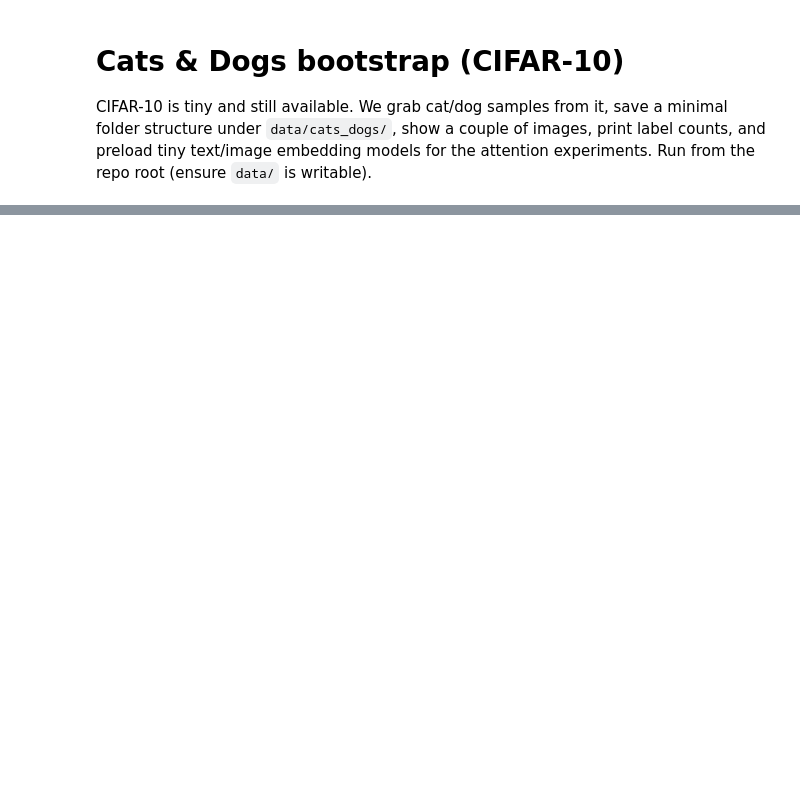
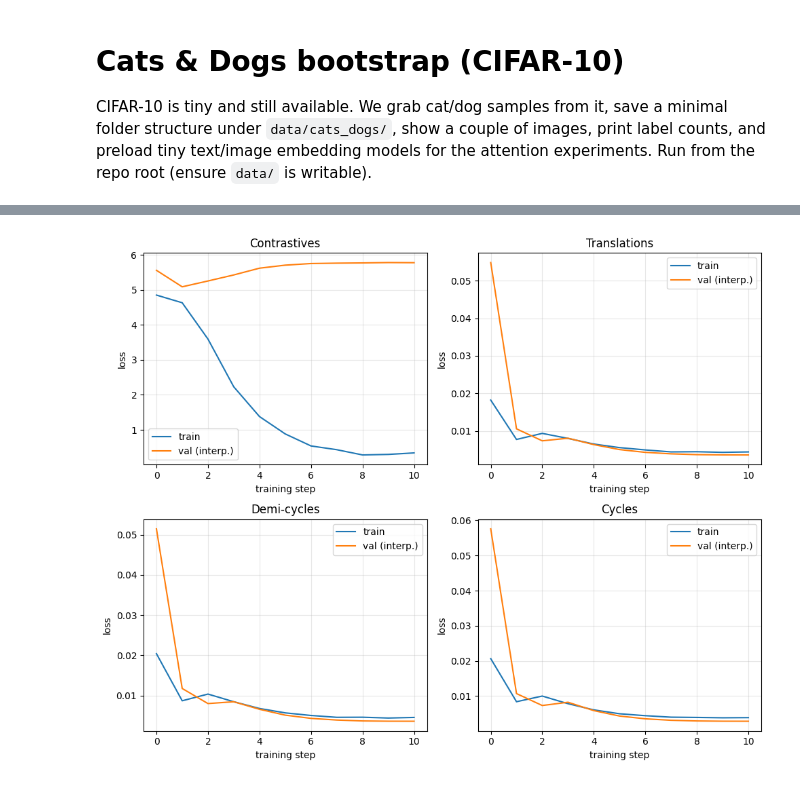
Before and after one commit to ruflab/shimmer, a Jupyter notebook: examples/cats_dogs_attention/cats_dogs_fetch.ipynb, the cells around one changed output, grey strips where cells are left out. Drawn from its saved outputs; the diff is of its cells as text; code cells hidden in the pictures; blank space fills up the shorter version.

```diff
--- a/examples/cats_dogs_attention/cats_dogs_fetch.ipynb
+++ b/examples/cats_dogs_attention/cats_dogs_fetch.ipynb
@@ -270,0 +541,75 @@ print(f"[save] CSV annotations saved to {csv_path}")
+# %%
+# Cell 4 (rewritten): Plot train/val losses with interpolated val curves
+import numpy as np
+import matplotlib.pyplot as plt
+
+if not val_history or not train_history:
+    print("No metrics captured yet. Run the training cell first.")
+else:
+    n_train = len(train_history)
+    n_val = len(val_history)
+
+    if n_val < 2:
+        print("Not enough val points to interpolate (need at least 2).")
+    else:
+        # "step" indices for train (0..n_train-1)
+        steps = np.arange(n_train)
+
+        # Assume val points span the same training range; spread them evenly
+        val_positions = np.linspace(0, n_train - 1, num=n_val)
+
+        pairs = {
+            "Contrastives": ("train/contrastives", "val/contrastives"),
+            "Translations": ("train/translations", "val/translations"),
+            "Demi-cycles": ("train/demi_cycles", "val/demi_cycles"),
+            "Cycles": ("train/cycles", "val/cycles"),
+        }
+
+        fig, axes = plt.subplots(2, 2, figsize=(10, 8))
+        axes = axes.flatten()
+
+        for ax, (title, (ktr, kval)) in zip(axes, pairs.items()):
+            # Extract raw train values (length = n_train)
+            train_vals = np.array(
+                [rec.get(ktr, np.nan) for rec in train_history],
+                dtype=float,
+            )
+
+            # Extract sparse val values (length = n_val)
+            val_raw = np.array(
+                [rec.get(kval, np.nan) for rec in val_history],
+                dtype=float,
+            )
+
+            # Simple nan handling: if all vals are nan, skip plot
+            if np.all(np.isnan(train_vals)) and np.all(np.isnan(val_raw)):
+                ax.set_title(title + " (no data)")
+                ax.grid(True, alpha=0.3)
+                continue
+
+            # Interpolate val to full train length
+            # (np.interp ignores nans poorly, so we mask them out first)
+            valid_mask = ~np.isnan(val_raw)
+            if valid_mask.sum() >= 2:
+                val_interp = np.interp(
+                    steps,
+                    val_positions[valid_mask],
+                    val_raw[valid_mask],
+                )
+            elif valid_mask.sum() == 1:
+                # Only one valid point → flat line
+                val_interp = np.full_like(train_vals, val_raw[valid_mask][0])
+            else:
+                val_interp = np.full_like(train_vals, np.nan)
+
+            ax.plot(steps, train_vals, label="train", color="tab:blue")
+            ax.plot(steps, val_interp, label="val (interp.)", color="tab:orange")
+            ax.set_title(title)
+            ax.set_xlabel("training step")
+            ax.set_ylabel("loss")
+            ax.grid(True, alpha=0.3)
+            ax.legend()
+
+        plt.tight_layout()
+# %% [output]
+[figure, added]
```
Also changed, not shown: parts of 11 cells of this notebook, 6 other files.
